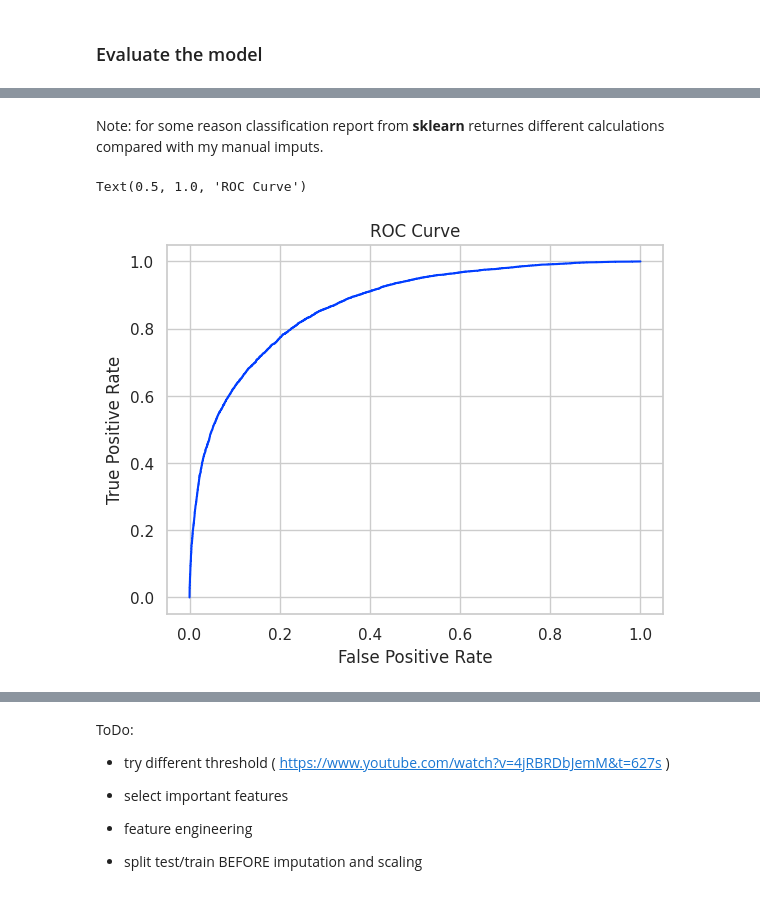
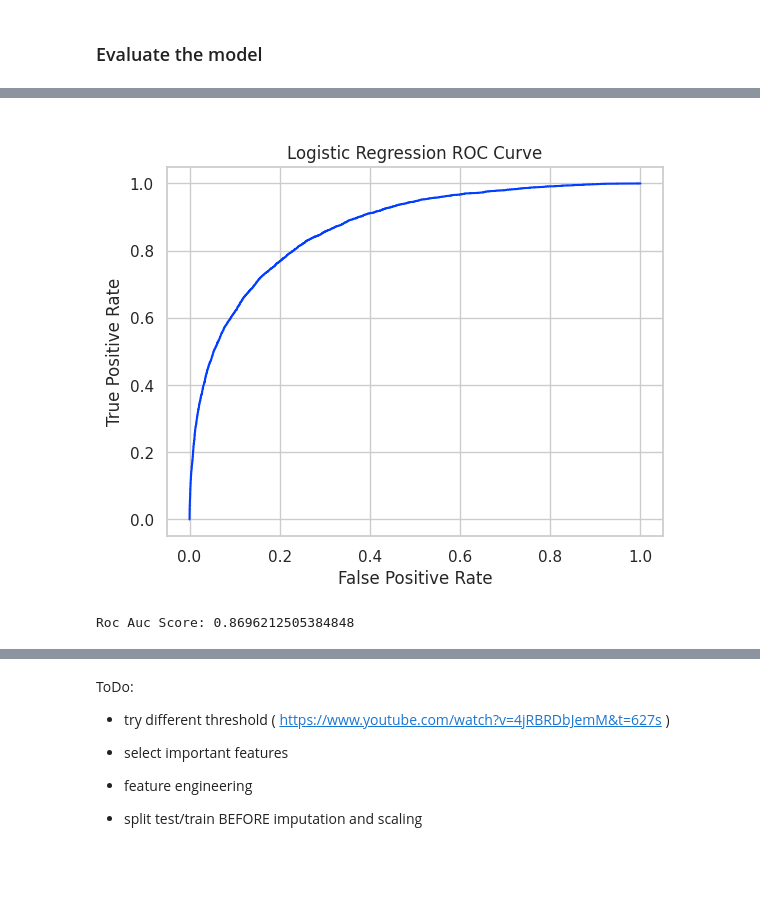
Before and after one commit to karzuan/classification_weather_australia, a Jupyter notebook: 3. modeling.ipynb, the cells around one changed output, grey strips where cells are left out. Cells and saved outputs as stored; diff of their text form; code cells hidden in the pictures; blank space fills up the shorter version.

```diff
--- a/3. modeling.ipynb
+++ b/3. modeling.ipynb
@@ -353,5 +345,3 @@ weighted avg       0.84      0.85      0.84     28202
-# %% [markdown]
-Note: for some reason classification report from **sklearn** returnes different calculations compared with my manual imputs.
 # %%
 # ROC Curve and AUC
 y_pred_proba_logreg = logreg.predict_proba(X_test)[:, 1]
@@ -360,11 +350,8 @@ roc_auc_logreg = auc(fprs_logreg, tprs_logreg)
-# %%
-plt.plot(fprs_logreg, tprs_logreg)
-plt.xlabel('False Positive Rate')
-plt.ylabel('True Positive Rate')
-plt.title('ROC Curve')
-# %% [output]
-Text(0.5, 1.0, 'ROC Curve')
-[figure, removed]
+# %%
+show_roc_curve(y_test, y_pred_proba_logreg, 'Logistic Regression')
+# %% [output]
+[figure, added]
+Roc Auc Score: 0.8696212505384848
 # %%
 print(f"ROC AUC Score LogReg: {roc_auc_logreg}")
 # %% [output]
```
Also changed, not shown: parts of 79 cells of this notebook, 2 other files.
